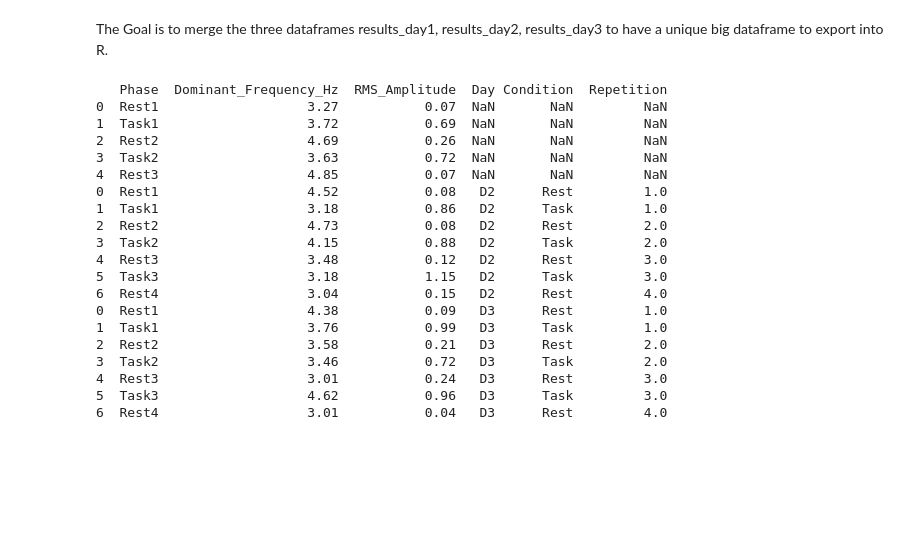
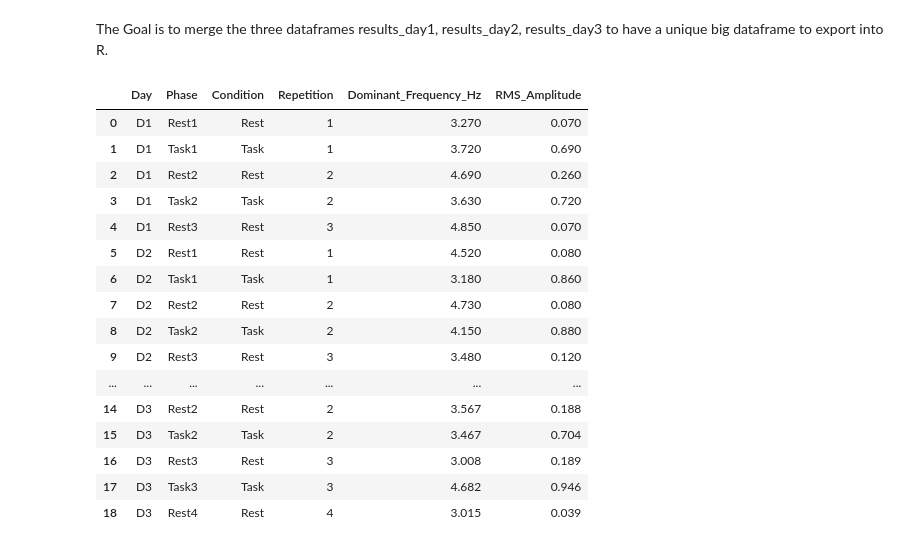
Before and after one commit to zemmahisofi-byte/Projet_R_Python, a Jupyter notebook: Projet_python/main.ipynb, the cells around one changed output. Drawn from its saved outputs; the diff is of its cells as text; code cells hidden in the pictures; blank space fills up the shorter version.

```diff
--- a/Projet_python/main.ipynb
+++ b/Projet_python/main.ipynb
@@ -1568,56 +1285,36 @@ The Goal is to merge the three dataframes results_day1, results_day2, results_da
 # %%
 # merge the three dataframes for the three days
 
-# 1. clean the dataframe of day 1 because we have just 2 repetions of the grasping task :
-# Add missing columns for Day 1
-
-day1["Day"] = "D1"
-
-day1["Condition"] = [
-    "Rest",
-    "Task",
-    "Rest",
-    "Task",
-    "Rest"
-]
-
-day1["Repetition"] = [
-    1,
-    1,
-    2,
-    2,
-    3
-]
-#import the data
 import pandas as pd
 
+# Import the three result tables
 day1 = pd.read_csv("data/processed_data/results_day1.csv")
 day2 = pd.read_csv("data/processed_data/results_day2.csv")
 day3 = pd.read_csv("data/processed_data/results_day3.csv")
 
-#murge the dataframe
-all_results = pd.concat([day1, day2, day3])
+# Merge the three dataframes
+all_results = pd.concat(
+    [day1, day2, day3],
+    ignore_index=True
+)
 
-# verify
-print(all_results)
+# Display the merged table
+display(all_results)
 # %% [output]
-   Phase  Dominant_Frequency_Hz  RMS_Amplitude  Day Condition  Repetition
-0  Rest1                   3.27           0.07  NaN       NaN         NaN
-1  Task1                   3.72           0.69  NaN       NaN         NaN
-2  Rest2                   4.69           0.26  NaN       NaN         NaN
-3  Task2                   3.63           0.72  NaN       NaN         NaN
-4  Rest3                   4.85           0.07  NaN       NaN         NaN
-0  Rest1                   4.52           0.08   D2      Rest         1.0
-1  Task1                   3.18           0.86   D2      Task         1.0
-2  Rest2                   4.73           0.08   D2      Rest         2.0
-3  Task2                   4.15           0.88   D2      Task         2.0
-4  Rest3                   3.48           0.12   D2      Rest         3.0
-5  Task3                   3.18           1.15   D2      Task         3.0
-6  Rest4                   3.04           0.15   D2      Rest         4.0
-0  Rest1                   4.38           0.09   D3      Rest         1.0
-1  Task1                   3.76           0.99   D3      Task         1.0
-2  Rest2                   3.58           0.21   D3      Rest         2.0
-3  Task2                   3.46           0.72   D3      Task         2.0
-4  Rest3                   3.01           0.24   D3      Rest         3.0
-5  Task3                   4.62           0.96   D3      Task         3.0
-6  Rest4                   3.01           0.04   D3      Rest         4.0
+|  | Day | Phase | Condition | Repetition | Dominant_Frequency_Hz | RMS_Amplitude |
+| 0 | D1 | Rest1 | Rest | 1 | 3.270 | 0.070 |
+| 1 | D1 | Task1 | Task | 1 | 3.720 | 0.690 |
+| 2 | D1 | Rest2 | Rest | 2 | 4.690 | 0.260 |
+| 3 | D1 | Task2 | Task | 2 | 3.630 | 0.720 |
+| 4 | D1 | Rest3 | Rest | 3 | 4.850 | 0.070 |
+| 5 | D2 | Rest1 | Rest | 1 | 4.520 | 0.080 |
+| 6 | D2 | Task1 | Task | 1 | 3.180 | 0.860 |
+| 7 | D2 | Rest2 | Rest | 2 | 4.730 | 0.080 |
+| 8 | D2 | Task2 | Task | 2 | 4.150 | 0.880 |
+| 9 | D2 | Rest3 | Rest | 3 | 3.480 | 0.120 |
+| ... | ... | ... | ... | ... | ... | ... |
+| 14 | D3 | Rest2 | Rest | 2 | 3.567 | 0.188 |
+| 15 | D3 | Task2 | Task | 2 | 3.467 | 0.704 |
+| 16 | D3 | Rest3 | Rest | 3 | 3.008 | 0.189 |
+| 17 | D3 | Task3 | Task | 3 | 4.682 | 0.946 |
+| 18 | D3 | Rest4 | Rest | 4 | 3.015 | 0.039 |
```
Also changed, not shown: parts of 21 cells of this notebook, 2 other files.
